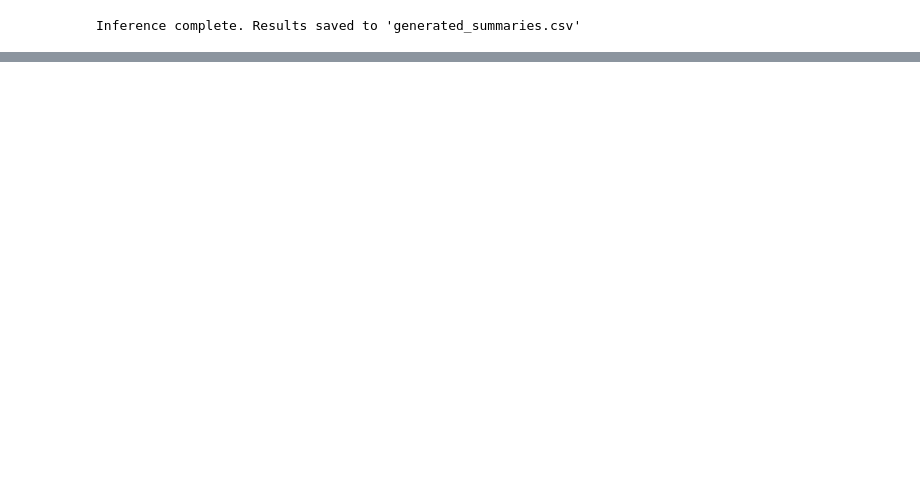
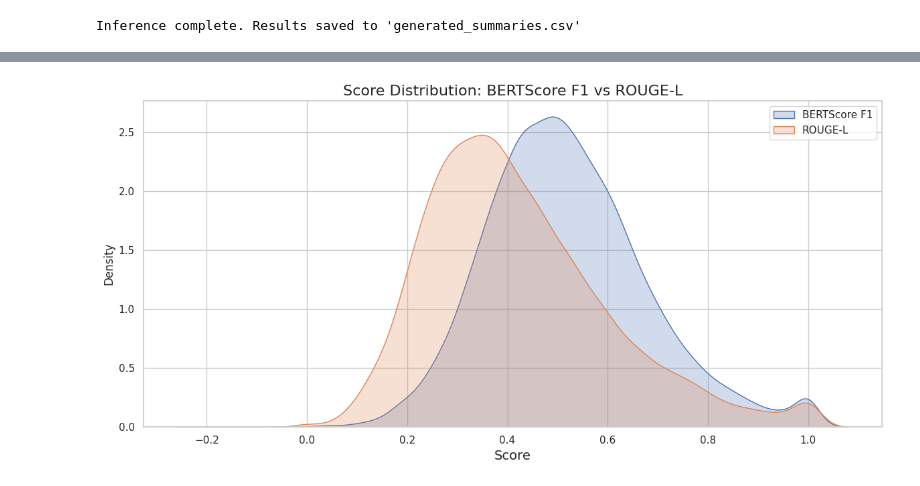
Before and after one commit to austin-mohn/tldr, a Jupyter notebook: TLDR.ipynb, the cells around one changed output, grey strips where cells are left out. Drawn from its saved outputs; the diff is of its cells as text; code cells hidden in the pictures; blank space fills up the shorter version.

```diff
--- a/TLDR.ipynb
+++ b/TLDR.ipynb
@@ -778 +841,36 @@ Hallucination Summary:
+# %%
+from rouge_score import rouge_scorer
+
+# Initialize ROUGE scorer
+scorer = rouge_scorer.RougeScorer(['rouge1', 'rouge2', 'rougeL'], use_stemmer=True)
+
+# Create lists to hold per-example scores
+rouge1_list, rouge2_list, rougeL_list = [], [], []
+
+# Loop through predictions and references
+for pred, ref in zip(df["generated_summary"], df["reference_summary"]):
+    scores = scorer.score(ref, pred)
+    rouge1_list.append(scores["rouge1"].fmeasure)
+    rouge2_list.append(scores["rouge2"].fmeasure)
+    rougeL_list.append(scores["rougeL"].fmeasure)
+
+# Add to DataFrame
+df["rouge1"] = rouge1_list
+df["rouge2"] = rouge2_list
+df["rougeL"] = rougeL_list
+# %%
+# Plot ROUGE-L and BERTScore together
+plt.figure(figsize=(12, 6))
+
+sns.kdeplot(df['bert_f1'].dropna(), label='BERTScore F1', fill=True)
+sns.kdeplot(df['rougeL'].dropna(), label='ROUGE-L', fill=True)
+
+plt.title("Score Distribution: BERTScore F1 vs ROUGE-L", fontsize=16)
+plt.xlabel("Score", fontsize=14)
+plt.legend()
+plt.tight_layout()
+
+plt.show()
+# %% [output]
+[figure, added]
 # %%
```
Also changed, not shown: parts of 39 cells of this notebook.
